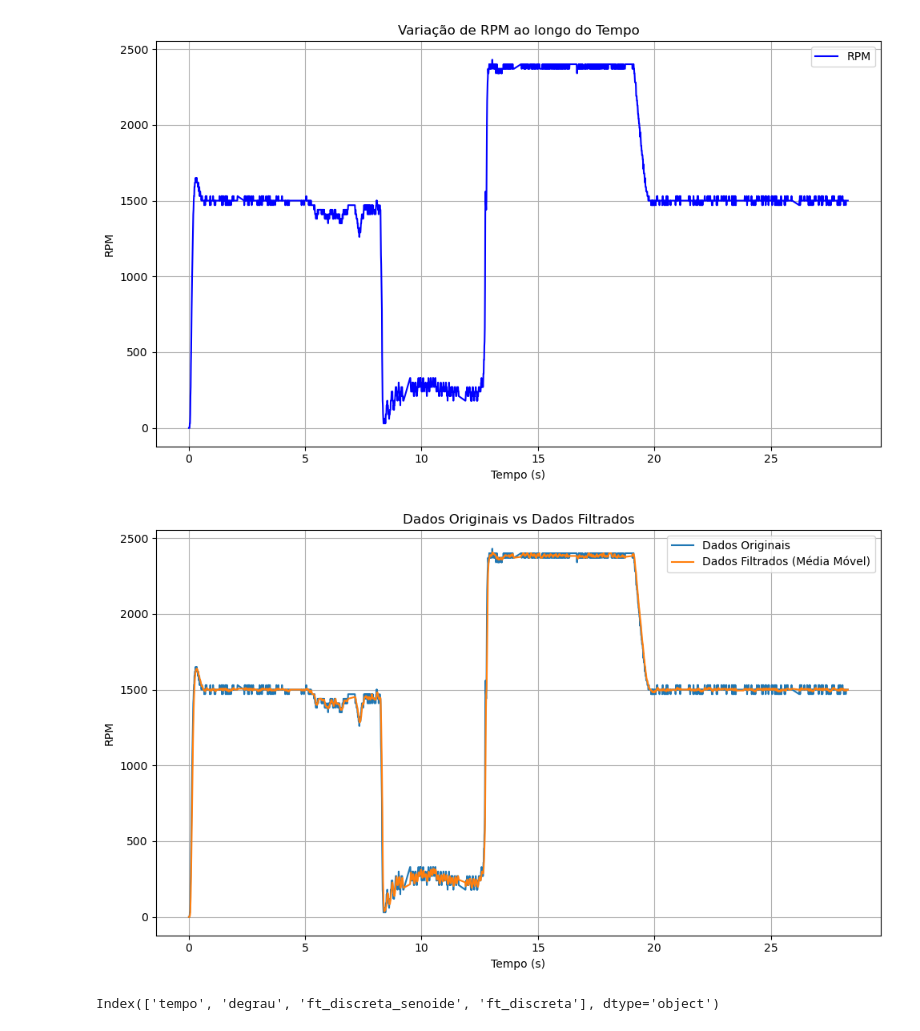
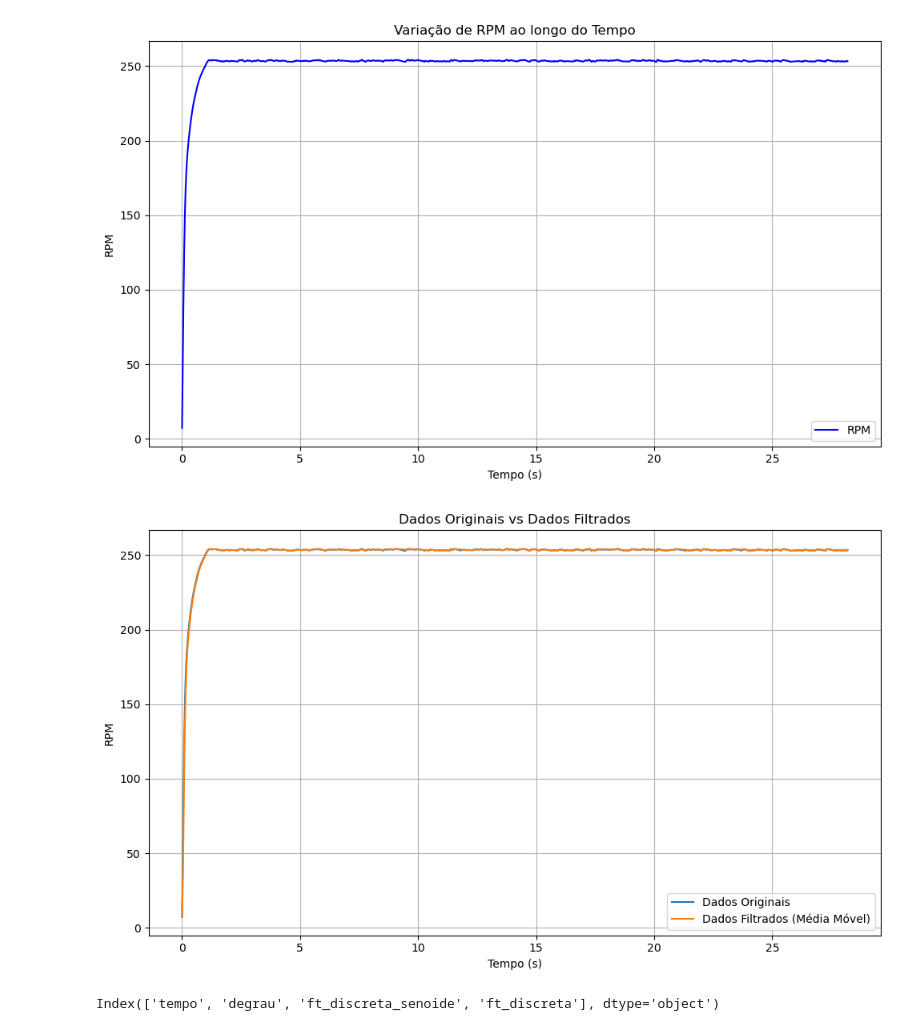
Before and after one commit to Camandaroba06/coleta_dados_labControle, a Jupyter notebook: plot_dados_motor.ipynb, the cells around one changed output. Saved outputs shown, nothing was run; the diff lists cells and outputs as text; code cells hidden in the pictures.

```diff
--- a/plot_dados_motor.ipynb
+++ b/plot_dados_motor.ipynb
@@ -3,28 +3,28 @@ import pandas as pd
 import matplotlib.pyplot as plt
 import plotly.express as px
 # %%
-dados = pd.read_csv('dados_teste_carga.csv')
+dados = pd.read_csv('dados_2300RPM.csv')
 # dados = pd.read_csv('dados_1000RPM.csv')
 
 
 tempo = dados['Tempo (s)']
 rpm = dados['RPM']
 
 plt.figure(figsize=(10, 6))
 plt.plot(tempo, rpm, linestyle='-', color='b', label='RPM')
 plt.title('Variação de RPM ao longo do Tempo')
 plt.xlabel('Tempo (s)')
 plt.ylabel('RPM')
 plt.grid(True)
 plt.legend()
 plt.tight_layout()
 
 
 
 
 plt.show()
 # %% [output]
-[figure, old version]
+[figure, new version]
 # %%
 fig = px.line(dados, x='Tempo (s)', y='RPM', title='Variação de RPM ao longo do Tempo')
 fig.update_xaxes(title='Tempo (s)')
@@ -56,7 +56,7 @@ fig.update_xaxes(title='Tempo (s)')
 fig.update_yaxes(title='RPM')
 fig.show()
 # %% [output]
-[figure, old version]
+[figure, new version]
 # %%
 dados_simulink = pd.read_csv("dados_simulink.csv")
 print(dados_simulink.columns)
```
Also changed, not shown: 2 other files.
